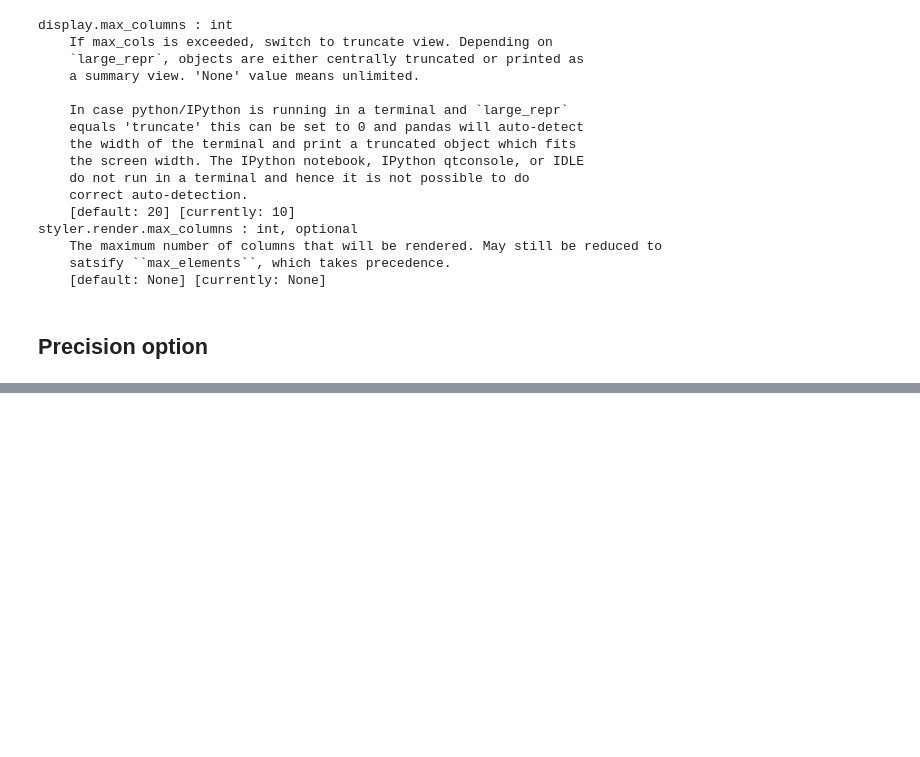
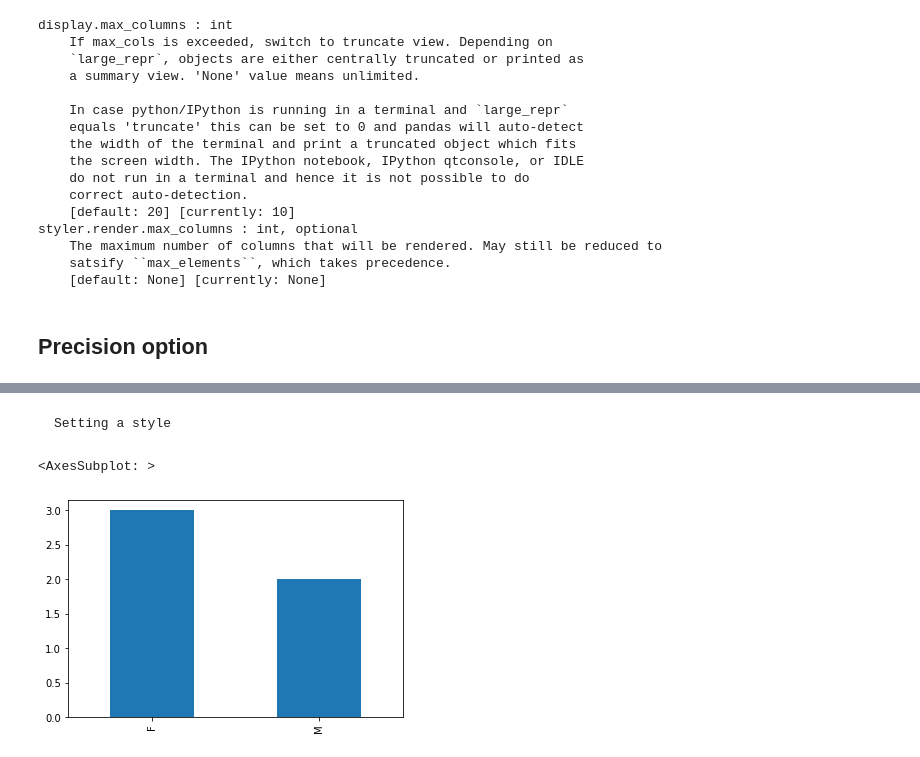
Before and after one commit to GiOvAnNa740/PythonNotebooks, a Jupyter notebook: Data_Analysis_with_Pandas_and_Python/_notes_8_PandasOptions.ipynb, the cells around one changed output, grey strips where cells are left out. Saved outputs shown, nothing was run; the diff lists cells and outputs as text; code cells hidden in the pictures; blank space fills up the shorter version.

Commit message:
Data Analysis with Pandas - Pandas Options

```diff
--- a/Data_Analysis_with_Pandas_and_Python/_notes_8_PandasOptions.ipynb
+++ b/Data_Analysis_with_Pandas_and_Python/_notes_8_PandasOptions.ipynb
@@ -102,0 +220,4 @@ df
+# %%
+data0=pd.read_excel('db/Data - Single Worksheet.xlsx')
+
+data0
@@ -102,0 +347,7 @@ df
+# %% [markdown]
+    Setting a style
+# %%
+data0['Gender'].value_counts().plot(kind='bar')
+# %% [output]
+<AxesSubplot: >
+[figure, added]
```
Also changed, not shown: parts of 45 cells of this notebook.
